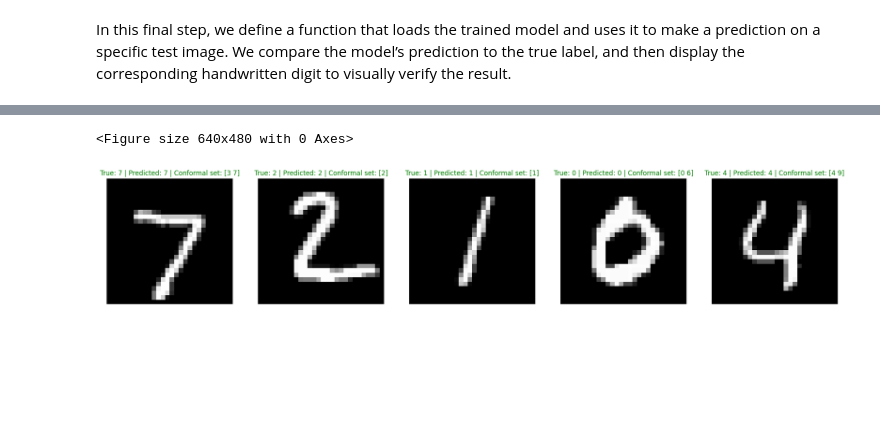
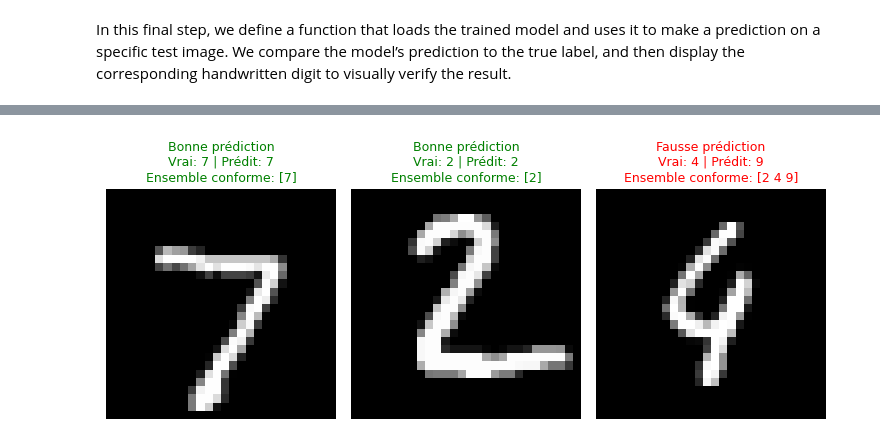
Before and after one commit to HAZAR00/PredictionConforme, a Jupyter notebook: mnist.ipynb, the cells around one changed output, grey strips where cells are left out. Cells and saved outputs as stored; diff of their text form; code cells hidden in the pictures; blank space fills up the shorter version.

Commit message:
modified visuals for classification model

```diff
--- a/mnist.ipynb
+++ b/mnist.ipynb
@@ -195,23 +205,48 @@ Average cardinality of predicted sets : 1.95
 # %%
-def show_conformal_predictions(images, y_true, y_pred, pred_sets, n):
-    plt.figure(figsize=(24, 2 * n))
-    for i in range(n):
-        plt.subplot(1, n, i + 1)
+def show_mixed_predictions(images, y_true, y_pred, pred_sets, n_total=5):
+    # Séparation des indices corrects/incorrects
+    correct_indices = []
+    incorrect_indices = []
+
+    for i in range(len(y_true)):
+        if y_pred[i] == y_true[i]:
+            correct_indices.append(i)
+        else:
+            incorrect_indices.append(i)
+
+    # Sélection des indices à afficher
+    n_correct = min(n_total - 1, len(correct_indices))
+    selected_indices = correct_indices[:n_correct]
+
+    # Ajout d'une mauvaise prédiction si disponible
+    if incorrect_indices:
+        selected_indices.append(incorrect_indices[0])
+        n_total = len(selected_indices)
+
+    plt.figure(figsize=(2.5 * n_total, 3))
+
+    for idx, i in enumerate(selected_indices):
+        plt.subplot(1, n_total, idx + 1)
         plt.imshow(images[i].reshape(28,28), cmap="gray")
         plt.axis("off")
+
         true = y_true[i]
         pred = y_pred[i]
         pred_set = pred_sets[i]
-        color = "green" if true in pred_set else "red"
-        plt.title(f"True: {true} | Predicted: {pred} | Conformal set: {pred_set}", color=color)
+        is_correct = (pred == true)
 
-plt.tight_layout()
-plt.show()
+        # Configuration du titre
+        status = "Bonne" if is_correct else "Fausse"
+        color = "green" if is_correct else "red"
+        title = f"{status} prédiction\nVrai: {true} | Prédit: {pred}\nEnsemble conforme: {pred_set}"
 
-# 7. Show predictions for the first 5 test examples
+        plt.title(title, color=color, fontsize=9)
 
-predicted_labels=np.argmax(test_probs,axis=1)
-show_conformal_predictions(test_images, test_labels, predicted_labels, prediction_sets, n=5)
+    plt.tight_layout()
+    plt.show()
+
+# Utilisation avec les données existantes
+predicted_labels = np.argmax(test_probs, axis=1)
+show_mixed_predictions(test_images, test_labels, predicted_labels, prediction_sets, n_total=3)
 # %% [output]
-<Figure size 640x480 with 0 Axes>
-[figure, old version]
+[figure, new version]
```
Also changed, not shown: parts of 8 cells of this notebook.
